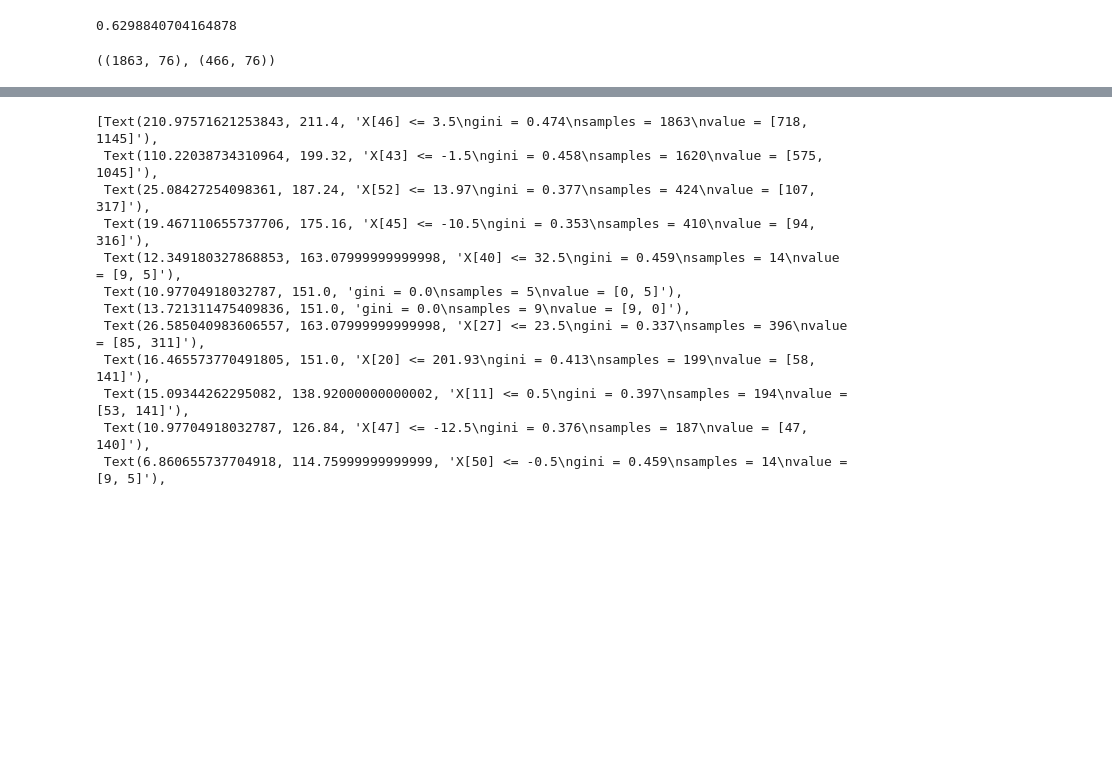
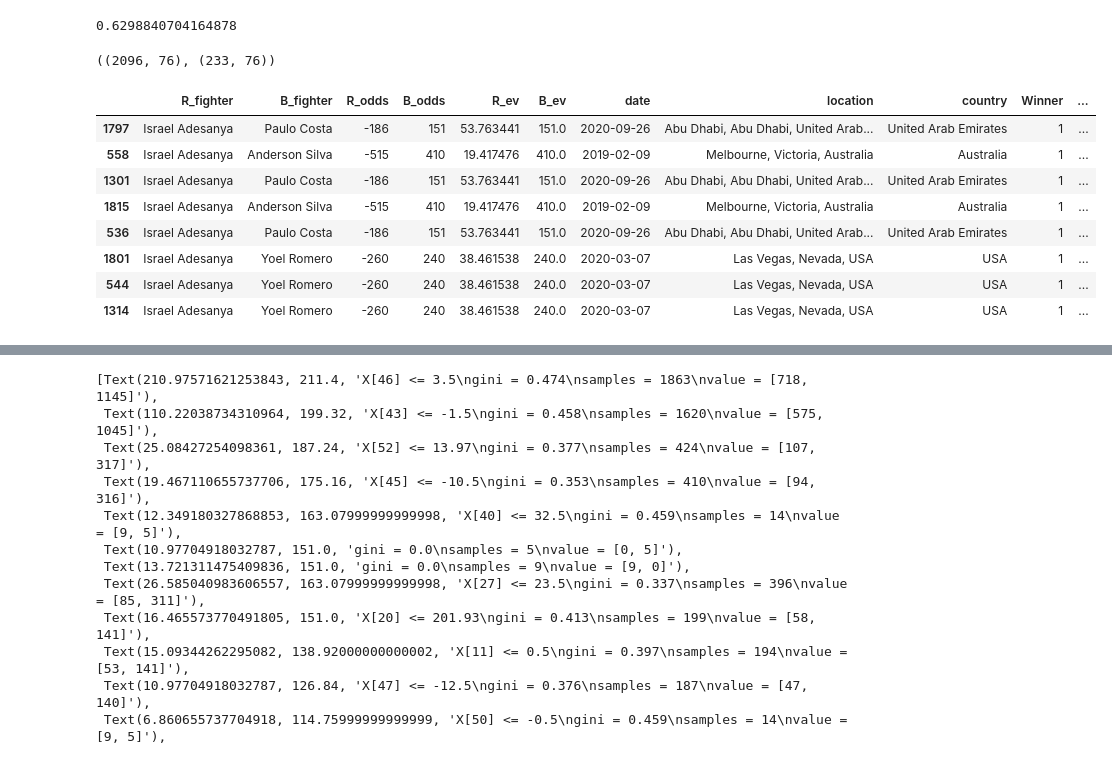
Before and after one commit to datares/team-octagoners, a Jupyter notebook: Analysis/predict_upcoming_matches.ipynb, the cells around one changed output, grey strips where cells are left out. Saved outputs shown, nothing was run; the diff lists cells and outputs as text; code cells hidden in the pictures; blank space fills up the shorter version.

```diff
--- a/Analysis/predict_upcoming_matches.ipynb
+++ b/Analysis/predict_upcoming_matches.ipynb
@@ -194,11 +194,11 @@ cleaned
 from sklearn.model_selection import train_test_split
 
 # np.random.seed(1234)
-train, test = train_test_split(cleaned, test_size = 0.2) # hold out 20% of the data
+train, test = train_test_split(cleaned, test_size = 0.1) # hold out 20% of the data
 
 train.shape, test.shape
 # %% [output]
-((1863, 76), (466, 76))
+((2096, 76), (233, 76))
 # %%
 from sklearn import preprocessing
 def preprocess(data_df):
@@ -223,6 +223,18 @@ def preprocess(data_df):
 X_train, y_train, cols, fighter_names = preprocess(train)
 X_fighter_names = fighter_names
 X_test,  y_test, cols, fighter_names = preprocess(test)
+# %%
+train[train['R_fighter'] == 'Israel Adesanya']
+# %% [output]
+|  | R_fighter | B_fighter | R_odds | B_odds | R_ev | B_ev | date | location | country | Winner | ... |
+| 1797 | Israel Adesanya | Paulo Costa | -186 | 151 | 53.763441 | 151.0 | 2020-09-26 | Abu Dhabi, Abu Dhabi, United Arab... | United Arab Emirates | 1 | ... |
+| 558 | Israel Adesanya | Anderson Silva | -515 | 410 | 19.417476 | 410.0 | 2019-02-09 | Melbourne, Victoria, Australia | Australia | 1 | ... |
+| 1301 | Israel Adesanya | Paulo Costa | -186 | 151 | 53.763441 | 151.0 | 2020-09-26 | Abu Dhabi, Abu Dhabi, United Arab... | United Arab Emirates | 1 | ... |
+| 1815 | Israel Adesanya | Anderson Silva | -515 | 410 | 19.417476 | 410.0 | 2019-02-09 | Melbourne, Victoria, Australia | Australia | 1 | ... |
+| 536 | Israel Adesanya | Paulo Costa | -186 | 151 | 53.763441 | 151.0 | 2020-09-26 | Abu Dhabi, Abu Dhabi, United Arab... | United Arab Emirates | 1 | ... |
+| 1801 | Israel Adesanya | Yoel Romero | -260 | 240 | 38.461538 | 240.0 | 2020-03-07 | Las Vegas, Nevada, USA | USA | 1 | ... |
+| 544 | Israel Adesanya | Yoel Romero | -260 | 240 | 38.461538 | 240.0 | 2020-03-07 | Las Vegas, Nevada, USA | USA | 1 | ... |
+| 1314 | Israel Adesanya | Yoel Romero | -260 | 240 | 38.461538 | 240.0 | 2020-03-07 | Las Vegas, Nevada, USA | USA | 1 | ... |
 # %%
 from sklearn.model_selection import cross_val_score
 from sklearn import tree
```
Also changed, not shown: parts of 4 cells of this notebook, 1 other file.
